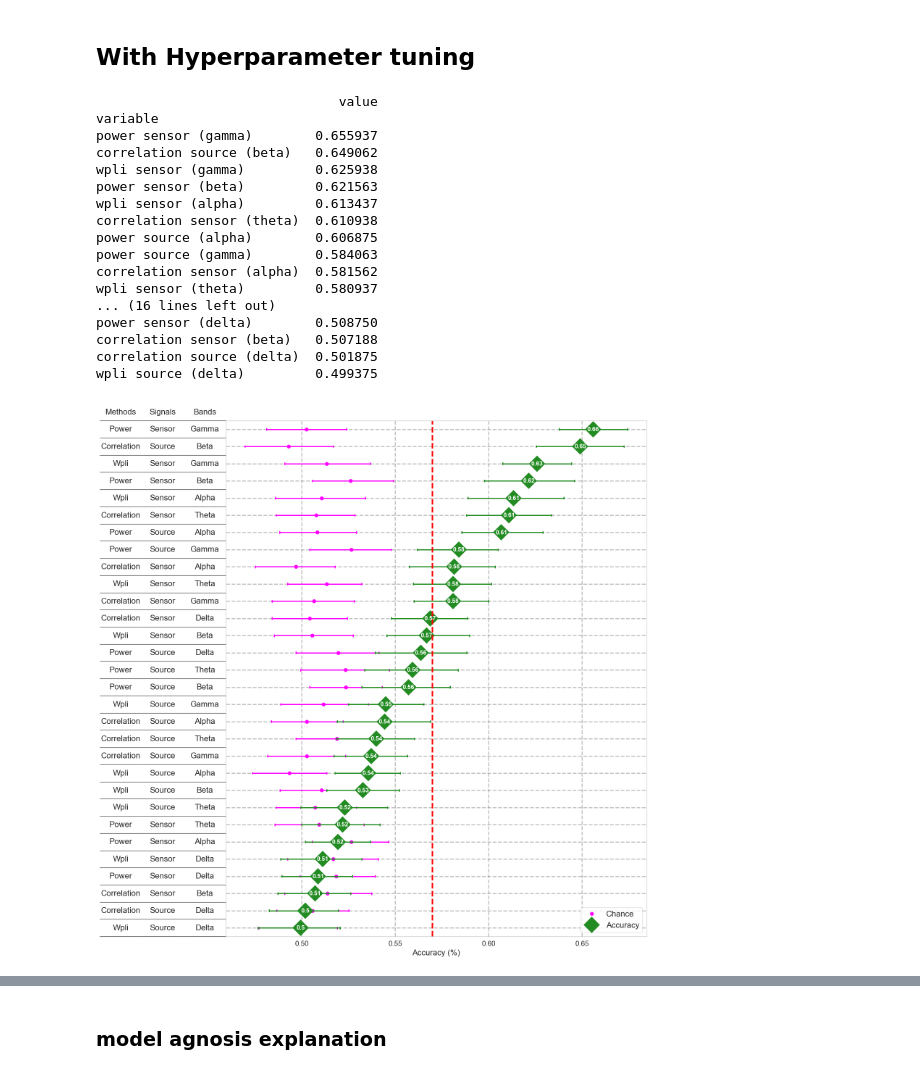
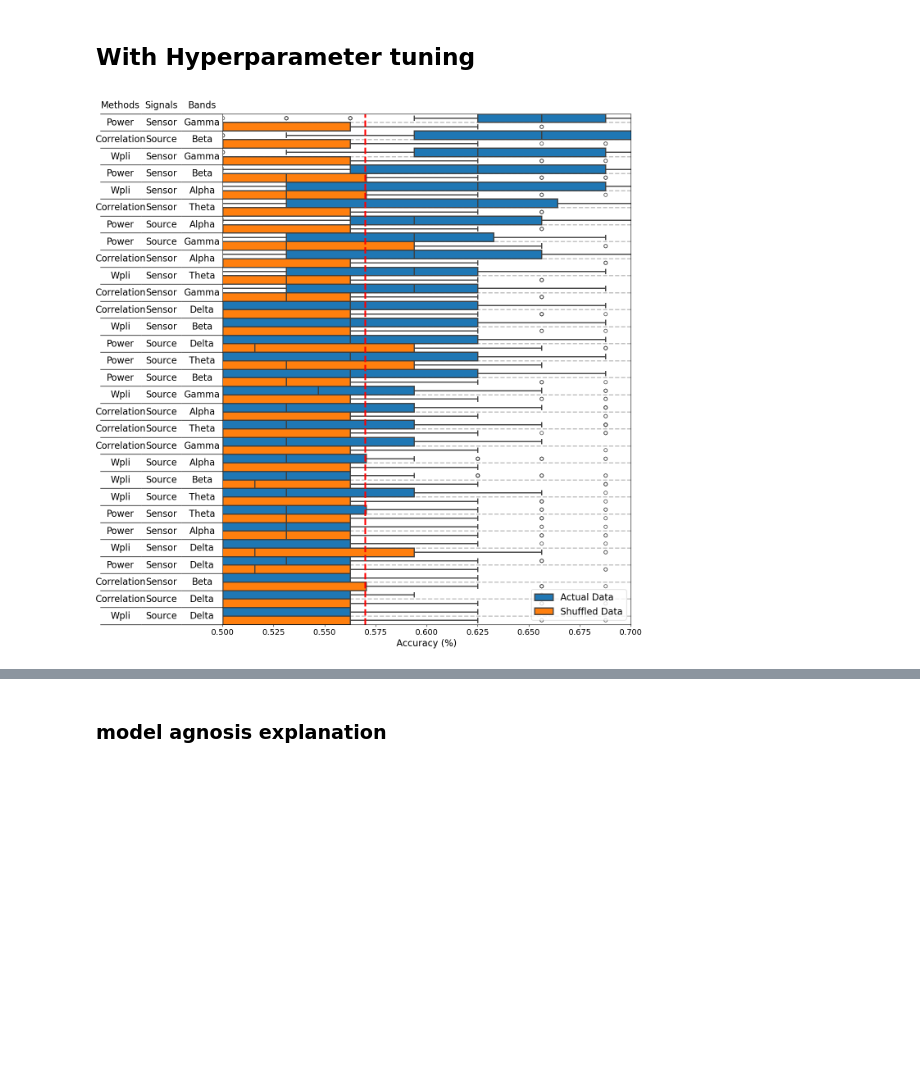
Before and after one commit to Yeganehfrh/SugNet, a Jupyter notebook: notebooks/nested_cross_validation.ipynb, the cells around one changed output, grey strips where cells are left out. Cells and saved outputs as stored; diff of their text form; code cells hidden in the pictures; blank space fills up the shorter version.

```diff
--- a/notebooks/nested_cross_validation.ipynb
+++ b/notebooks/nested_cross_validation.ipynb
@@ -231,24 +317,8 @@ if rnd:
 # %%
 acc = pd.read_csv('data/classification_results/fine_tuned/acc.csv', index_col=0)
 acc_rnd = pd.read_csv('data/classification_results/fine_tuned/acc_rnd.csv', index_col=0)
-plot_grid(acc, acc_rnd, markersize=21, figsize=(14,16), n_boot=5000, errorbar=('ci', 99),
-          plot_table=True)
+
+boxplot_grid(acc, acc_rnd, vline=0.57, table=True, figersize=(12, 14), plot_chance=True,
+             xlim=(0.5, 0.7))
 # %% [output]
-                               value
-variable
-power sensor (gamma)        0.655937
-correlation source (beta)   0.649062
-wpli sensor (gamma)         0.625938
-power sensor (beta)         0.621563
-wpli sensor (alpha)         0.613437
-correlation sensor (theta)  0.610938
-power source (alpha)        0.606875
-power source (gamma)        0.584063
-correlation sensor (alpha)  0.581562
-wpli sensor (theta)         0.580937
-... (16 lines left out)
-power sensor (delta)        0.508750
-correlation sensor (beta)   0.507188
-correlation source (delta)  0.501875
-wpli source (delta)         0.499375
-[figure, old version]
+[figure, new version]
```
Also changed, not shown: parts of 10 cells of this notebook.
